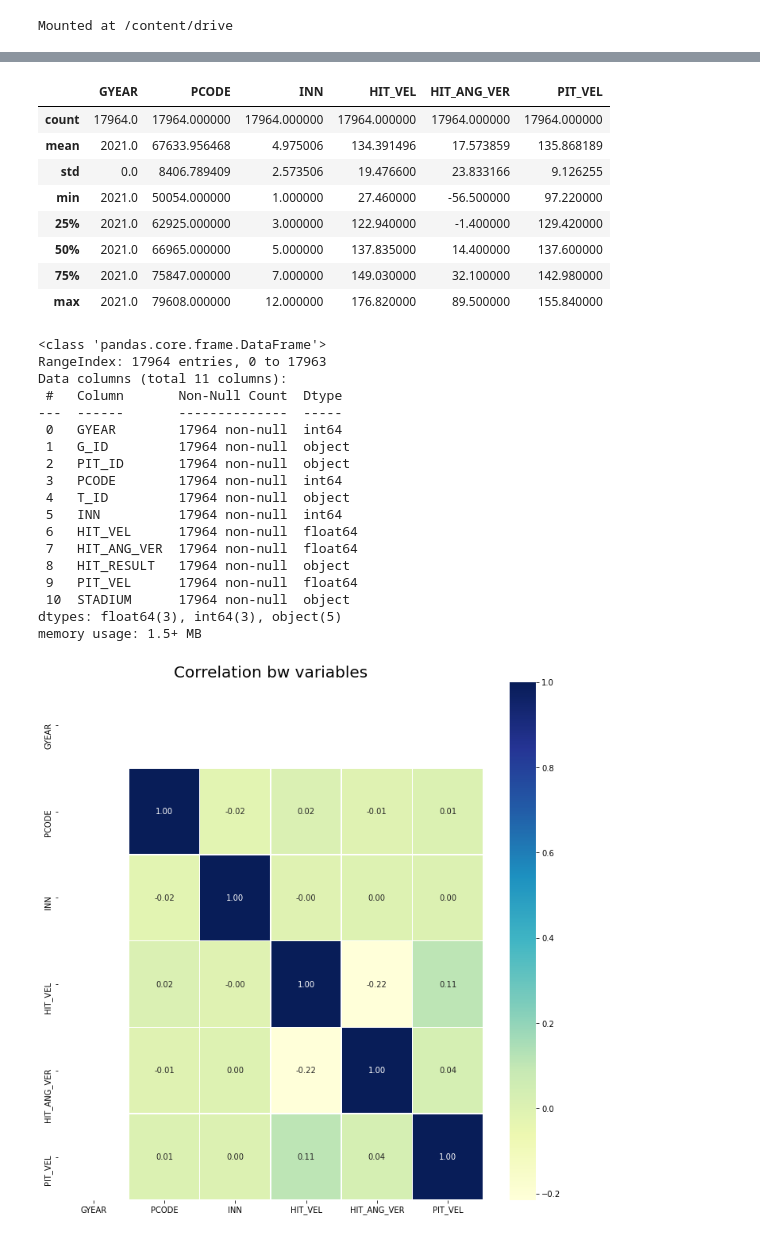
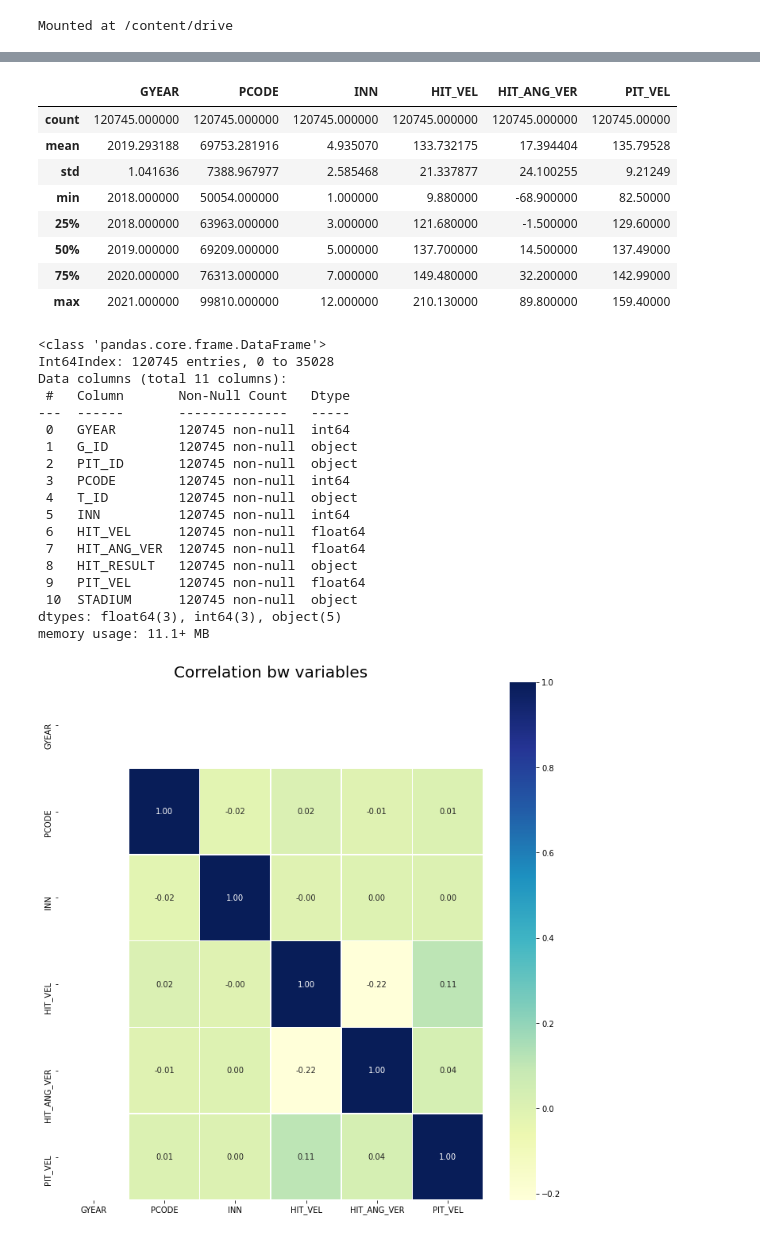
Before and after one commit to KimGriezmann/Bigcontest_2021, a Jupyter notebook: working_space_JaeHong/EDA_hts.ipynb, the cells around one changed output, grey strips where cells are left out. Cells and saved outputs as stored; diff of their text form; code cells hidden in the pictures.

```diff
--- a/working_space_JaeHong/EDA_hts.ipynb
+++ b/working_space_JaeHong/EDA_hts.ipynb
@@ -38,0 +55,5 @@ hts_data_2021
+# %%
+hts_data = pd.concat([hts_data_2021, hts_data_2020])
+hts_data = pd.concat([hts_data, hts_data_2019])
+hts_data = pd.concat([hts_data, hts_data_2018])
+hts_data
@@ -39,36 +74,36 @@ hts_data_2021
 # %%
-hts_data_2021.describe()
+hts_data.describe()
 # %% [output]
 |  | GYEAR | PCODE | INN | HIT_VEL | HIT_ANG_VER | PIT_VEL |
-| count | 17964.0 | 17964.000000 | 17964.000000 | 17964.000000 | 17964.000000 | 17964.000000 |
-| mean | 2021.0 | 67633.956468 | 4.975006 | 134.391496 | 17.573859 | 135.868189 |
-| std | 0.0 | 8406.789409 | 2.573506 | 19.476600 | 23.833166 | 9.126255 |
-| min | 2021.0 | 50054.000000 | 1.000000 | 27.460000 | -56.500000 | 97.220000 |
-| 25% | 2021.0 | 62925.000000 | 3.000000 | 122.940000 | -1.400000 | 129.420000 |
-| 50% | 2021.0 | 66965.000000 | 5.000000 | 137.835000 | 14.400000 | 137.600000 |
-| 75% | 2021.0 | 75847.000000 | 7.000000 | 149.030000 | 32.100000 | 142.980000 |
-| max | 2021.0 | 79608.000000 | 12.000000 | 176.820000 | 89.500000 | 155.840000 |
+| count | 120745.000000 | 120745.000000 | 120745.000000 | 120745.000000 | 120745.000000 | 120745.00000 |
+| mean | 2019.293188 | 69753.281916 | 4.935070 | 133.732175 | 17.394404 | 135.79528 |
+| std | 1.041636 | 7388.967977 | 2.585468 | 21.337877 | 24.100255 | 9.21249 |
+| min | 2018.000000 | 50054.000000 | 1.000000 | 9.880000 | -68.900000 | 82.50000 |
+| 25% | 2018.000000 | 63963.000000 | 3.000000 | 121.680000 | -1.500000 | 129.60000 |
+| 50% | 2019.000000 | 69209.000000 | 5.000000 | 137.700000 | 14.500000 | 137.49000 |
+| 75% | 2020.000000 | 76313.000000 | 7.000000 | 149.480000 | 32.200000 | 142.99000 |
+| max | 2021.000000 | 99810.000000 | 12.000000 | 210.130000 | 89.800000 | 159.40000 |
 # %%
-hts_data_2021.info()
+hts_data.info()
 # %% [output]
 <class 'pandas.core.frame.DataFrame'>
-RangeIndex: 17964 entries, 0 to 17963
+Int64Index: 120745 entries, 0 to 35028
 Data columns (total 11 columns):
- #   Column       Non-Null Count  Dtype
----  ------       --------------  -----
- 0   GYEAR        17964 non-null  int64
- 1   G_ID         17964 non-null  object
- 2   PIT_ID       17964 non-null  object
- 3   PCODE        17964 non-null  int64
- 4   T_ID         17964 non-null  object
- 5   INN          17964 non-null  int64
- 6   HIT_VEL      17964 non-null  float64
- 7   HIT_ANG_VER  17964 non-null  float64
- 8   HIT_RESULT   17964 non-null  object
- 9   PIT_VEL      17964 non-null  float64
- 10  STADIUM      17964 non-null  object
+ #   Column       Non-Null Count   Dtype
+---  ------       --------------   -----
+ 0   GYEAR        120745 non-null  int64
+ 1   G_ID         120745 non-null  object
+ 2   PIT_ID       120745 non-null  object
+ 3   PCODE        120745 non-null  int64
+ 4   T_ID         120745 non-null  object
+ 5   INN          120745 non-null  int64
+ 6   HIT_VEL      120745 non-null  float64
+ 7   HIT_ANG_VER  120745 non-null  float64
+ 8   HIT_RESULT   120745 non-null  object
+ 9   PIT_VEL      120745 non-null  float64
+ 10  STADIUM      120745 non-null  object
 dtypes: float64(3), int64(3), object(5)
-memory usage: 1.5+ MB
+memory usage: 11.1+ MB
 # %%
 %matplotlib inline
 plt.figure(figsize = (12, 12))
```
Also changed, not shown: parts of 20 cells of this notebook.
